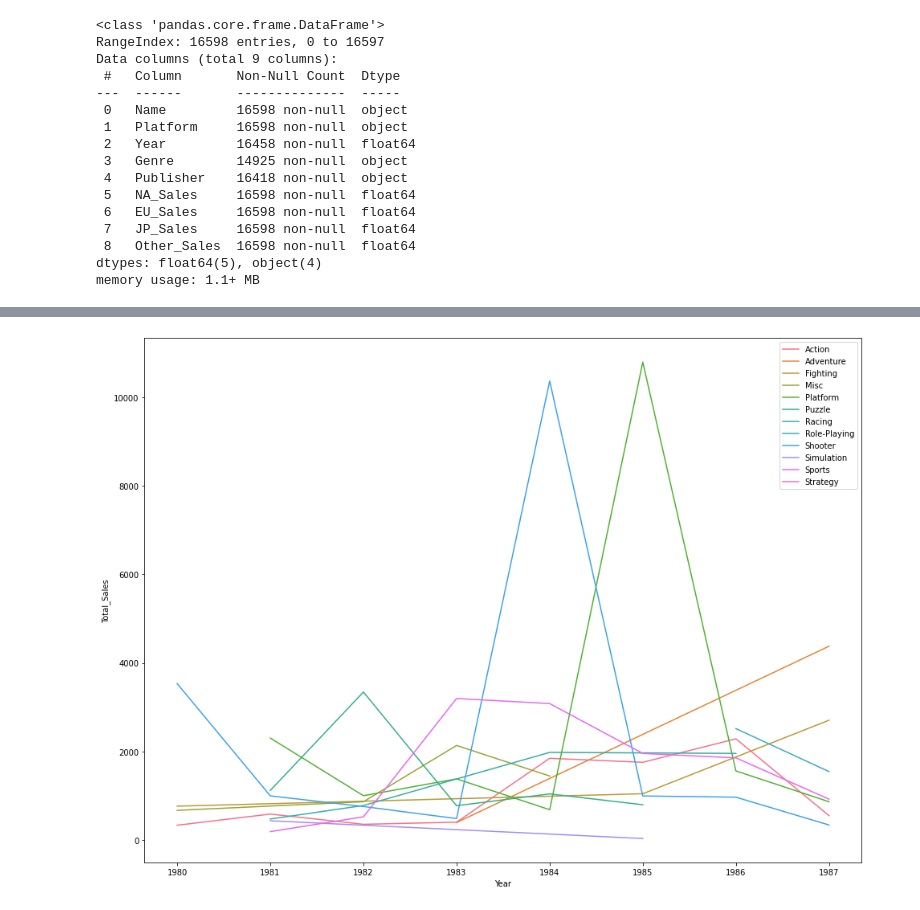
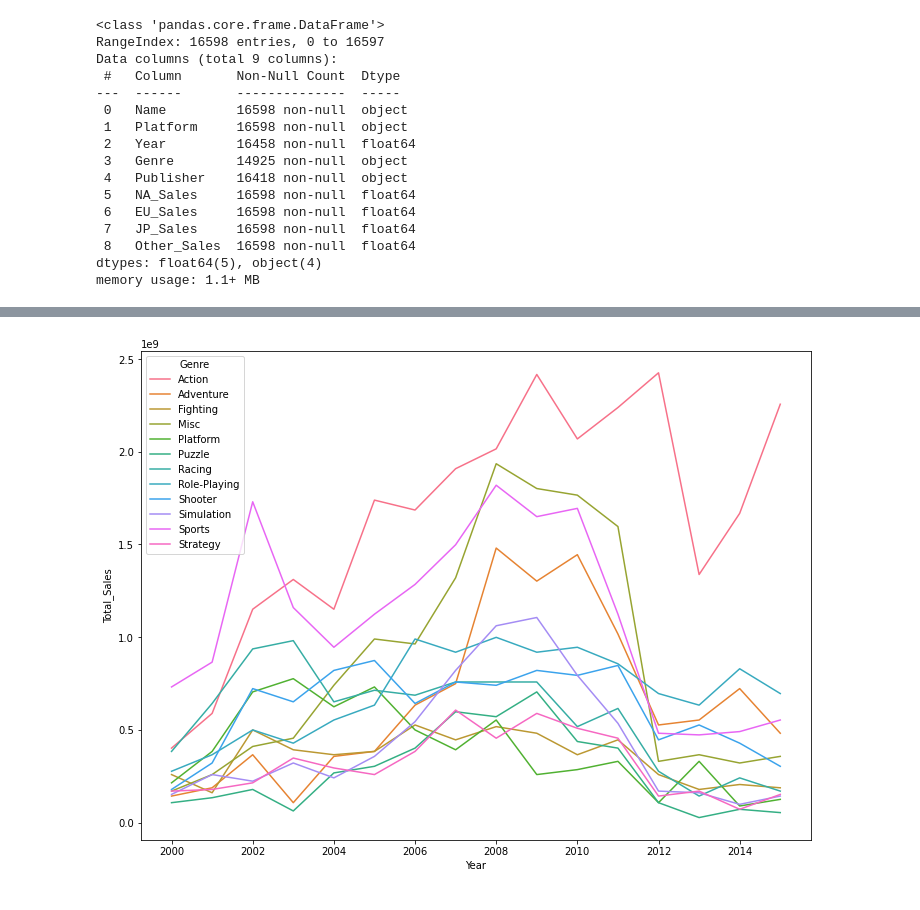
Before and after one commit to e080hsm/Section1_Project, a Jupyter notebook: ai14_n1xx_우성호.ipynb, the cells around one changed output, grey strips where cells are left out. Saved outputs shown, nothing was run; the diff lists cells and outputs as text; code cells hidden in the pictures.

```diff
--- a/ai14_n1xx_우성호.ipynb
+++ b/ai14_n1xx_우성호.ipynb
@@ -230,13 +221,20 @@ memory usage: 946.7 KB
 # %%
+#visualizations
 def make_lineplot(df, min=1900, max=2022):
   df_wide = df.\
     loc[(df.Year >= min) & (df.Year <= max),['Year', 'Genre', 'Total_Sales']].\
-    groupby(['Year', 'Genre'])['Total_Sales'].mean().reset_index()
+    groupby(['Year', 'Genre'])['Total_Sales'].sum().reset_index()
 
-  plt.figure(figsize= [16, 12])
-  sns.lineplot(data= df_wide, x= 'Year', y= 'Total_Sales', hue= 'Genre')
+  return sns.lineplot(data= df_wide, x= 'Year', y= 'Total_Sales', hue= 'Genre')
+
+def make_pie(df, min=1900, max=2022):
+  df_gs = df[(df.Year >= min) & (df.Year <= max)].\
+    groupby('Genre')[sales_col].sum().sort_values('NA_Sales')
+
+  plt.figure(figsize= [16, 16])
+  for i, sale in enumerate(sales_col):
+    x = plt.subplot(2, 2, i+1)
+    x.ax = plt.pie(data= df_gs, x= sale, labels=df_gs.index)
+    plt.title(sale)
+
   plt.legend();
-# %%
-make_lineplot(df, min = 1980, max=1987)
-# %% [output]
-[figure, removed]
@@ -255 +241,7 @@ def make_pie(df, min=1900, max=2022):
+# %%
+plt.figure(figsize=[12, 9])
+make_lineplot(df, min=2000, max=2015)
+plt.show();
+# %% [output]
+[figure, added]
 # %%
```
Also changed, not shown: parts of 9 cells of this notebook.
